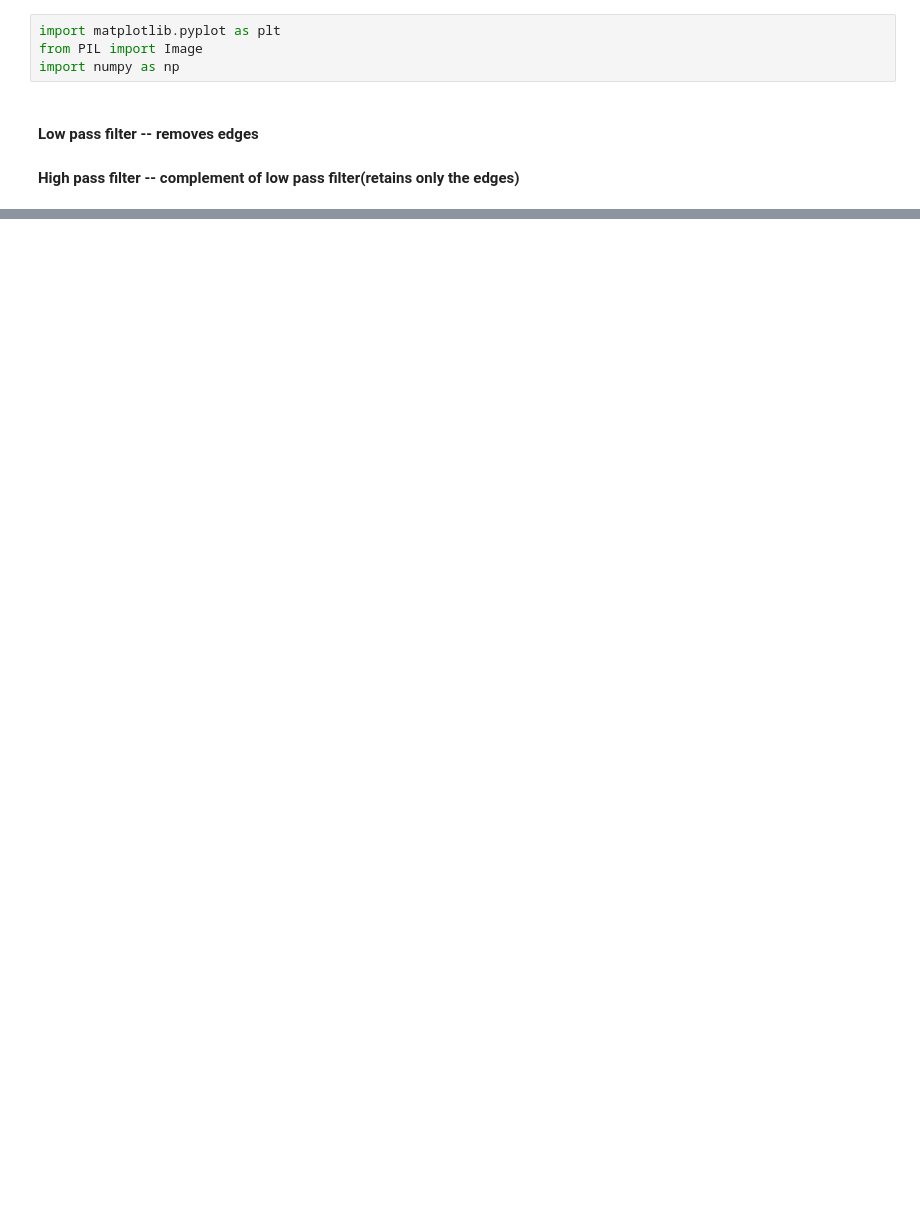
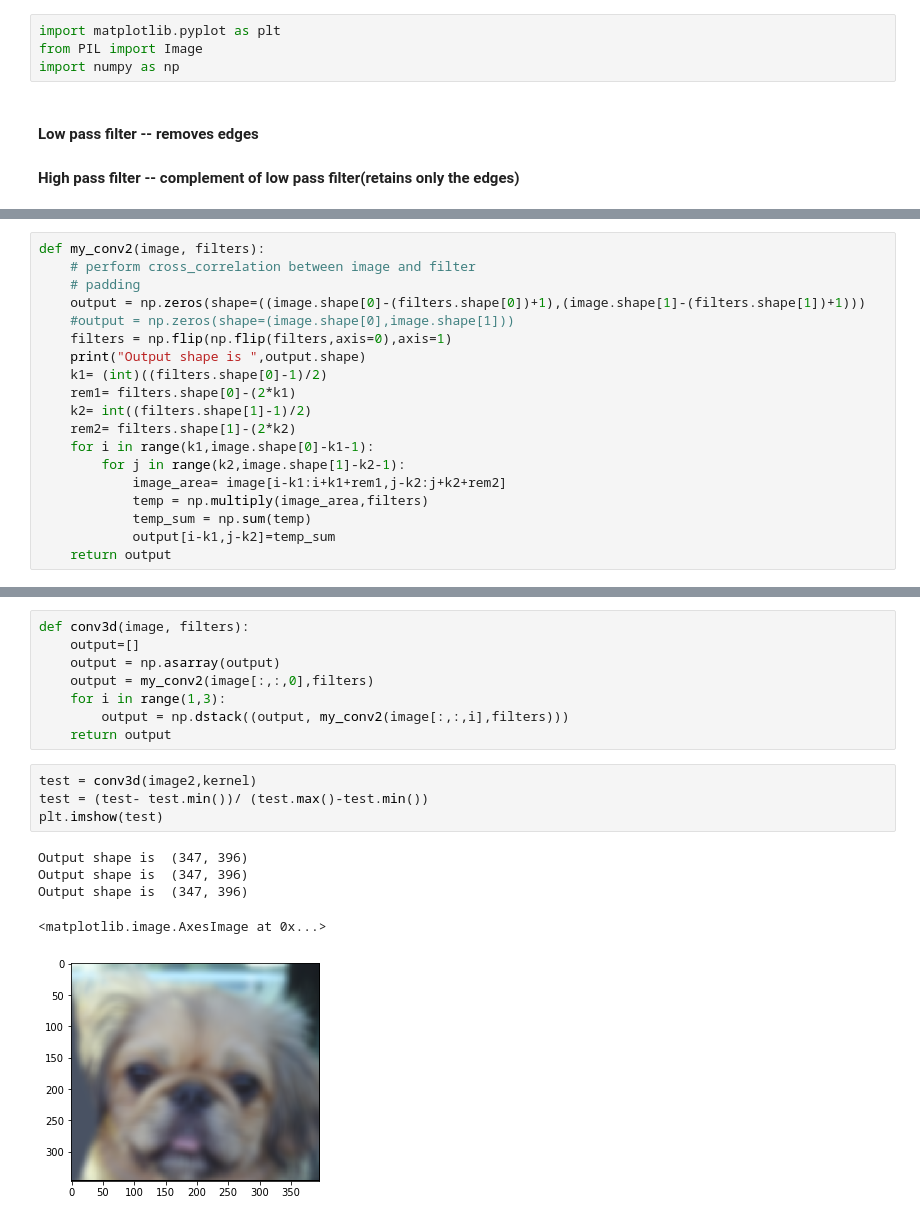
Before and after one commit to Sharath-Ramachandran/DeepLearningAssignments, a Jupyter notebook: Assignment1/Question4.ipynb, the cells around one changed output, grey strips where cells are left out. Saved outputs shown, nothing was run; the diff lists cells and outputs as text; blank space fills up the shorter version.

```diff
--- a/Assignment1/Question4.ipynb
+++ b/Assignment1/Question4.ipynb
@@ -52,0 +28,19 @@ small_a = zoom(image4, 0.5)
+# %%
+def my_conv2(image, filters):
+    # perform cross_correlation between image and filter
+    # padding
+    output = np.zeros(shape=((image.shape[0]-(filters.shape[0])+1),(image.shape[1]-(filters.shape[1])+1)))
+    #output = np.zeros(shape=(image.shape[0],image.shape[1]))
+    filters = np.flip(np.flip(filters,axis=0),axis=1)
+    print("Output shape is ",output.shape)
+    k1= (int)((filters.shape[0]-1)/2)
+    rem1= filters.shape[0]-(2*k1)
+    k2= int((filters.shape[1]-1)/2)
+    rem2= filters.shape[1]-(2*k2)
+    for i in range(k1,image.shape[0]-k1-1):
+        for j in range(k2,image.shape[1]-k2-1):
+            image_area= image[i-k1:i+k1+rem1,j-k2:j+k2+rem2]
+            temp = np.multiply(image_area,filters)
+            temp_sum = np.sum(temp)
+            output[i-k1,j-k2]=temp_sum
+    return output
@@ -52,0 +63,18 @@ small_a = zoom(image4, 0.5)
+# %%
+def conv3d(image, filters):
+    output=[]
+    output = np.asarray(output)
+    output = my_conv2(image[:,:,0],filters)
+    for i in range(1,3):
+        output = np.dstack((output, my_conv2(image[:,:,i],filters)))
+    return output
+# %%
+test = conv3d(image2,kernel)
+test = (test- test.min())/ (test.max()-test.min())
+plt.imshow(test)
+# %% [output]
+Output shape is  (347, 396)
+Output shape is  (347, 396)
+Output shape is  (347, 396)
+<matplotlib.image.AxesImage at 0x...>
+[figure, added]
```
Also changed, not shown: parts of 22 cells of this notebook, 1 other file.
